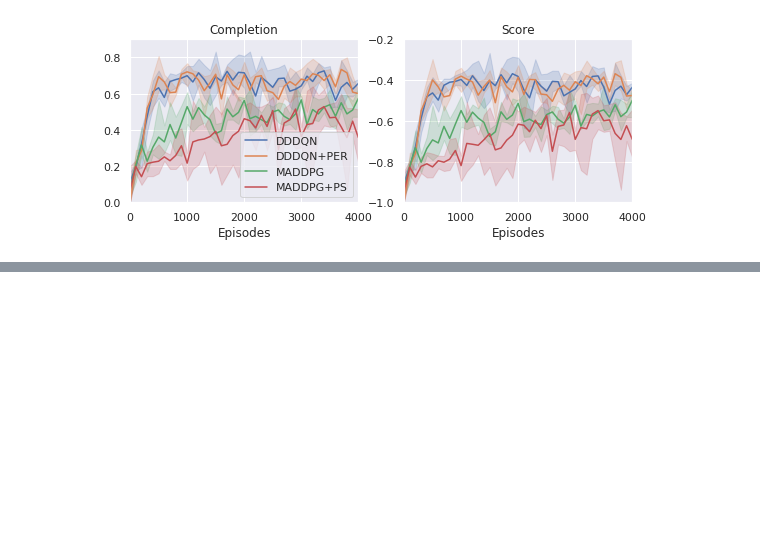
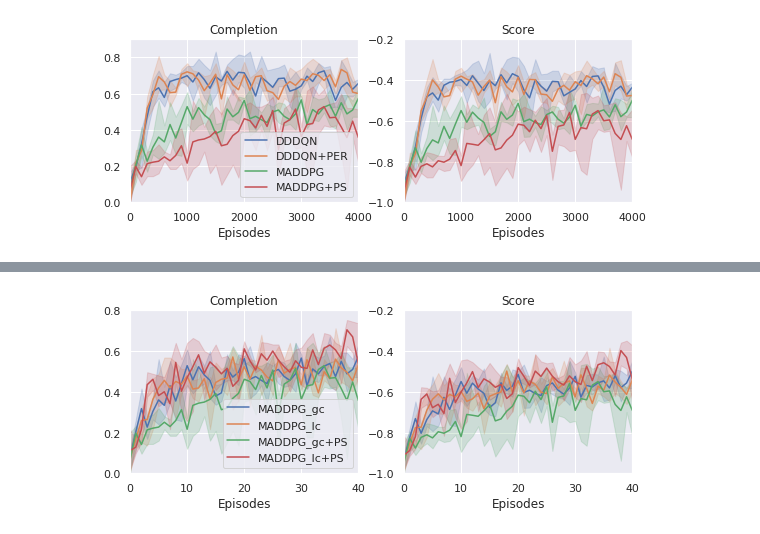
Before and after one commit to SigmaBM/neurips2020-flatland-starter-kit, a Jupyter notebook: plot.ipynb, the cells around one changed output, grey strips where cells are left out. Saved outputs shown, nothing was run; the diff lists cells and outputs as text; code cells hidden in the pictures; blank space fills up the shorter version.

```diff
--- a/plot.ipynb
+++ b/plot.ipynb
@@ -114,0 +162,31 @@ plt.savefig('evaluation.pdf', bbox_inches='tight')
+# %%
+downsample = 1
+maddpg_lc_e_sc = get_item(maddpg_lc, 'evaluation/completions_mean', downsample).reshape([-1])
+maddpg_lc_e_ss = get_item(maddpg_lc, 'evaluation/scores_mean', downsample).reshape([-1])
+maddpg_lc_e_ps_sc = get_item(maddpg_lc_ps, 'evaluation/completions_mean', downsample).reshape([-1])
+maddpg_lc_e_ps_ss = get_item(maddpg_lc_ps, 'evaluation/scores_mean', downsample).reshape([-1])
+# %%
+plt.figure(figsize=[9, 3])
+plt.subplot(1, 2, 1)
+idx = np.arange(0, len(dddqn_e_sc) // 3) * downsample
+x = np.concatenate([idx for _ in range(12)])
+y = np.concatenate([maddpg_e_sc, maddpg_lc_e_sc, maddpg_e_ps_sc, maddpg_lc_e_ps_sc])
+h = np.repeat([0, 1, 2, 4], dddqn_e_sc.shape[0])
+ax = sns.lineplot(x=x, y=y, hue=h, palette=sns.color_palette()[:4])
+ax.set_xlim([0, idx[-1]])
+ax.set_ylim([0, 0.8])
+ax.set_xlabel('Episodes')
+ax.set_title('Completion')
+plt.legend(['MADDPG_gc', 'MADDPG_lc', 'MADDPG_gc+PS', 'MADDPG_lc+PS'], loc=4)
+plt.subplot(1, 2, 2)
+y = np.concatenate([maddpg_e_ss, maddpg_lc_e_ss, maddpg_e_ps_ss, maddpg_lc_e_ps_ss])
+ax = sns.lineplot(x=x, y=y, hue=h, palette=sns.color_palette()[:4])
+ax.set_xlim([0, idx[-1]])
+ax.set_ylim([-1., -0.2])
+ax.set_xlabel('Episodes')
+ax.set_title('Score')
+ax.legend_.remove()
+plt.savefig('gl_evaluation.png', dpi=300, bbox_inches='tight')
+plt.savefig('gl_evaluation.pdf', bbox_inches='tight')
+# %% [output]
+[figure, added]
```
Also changed, not shown: parts of 6 cells of this notebook, 9 other files.
